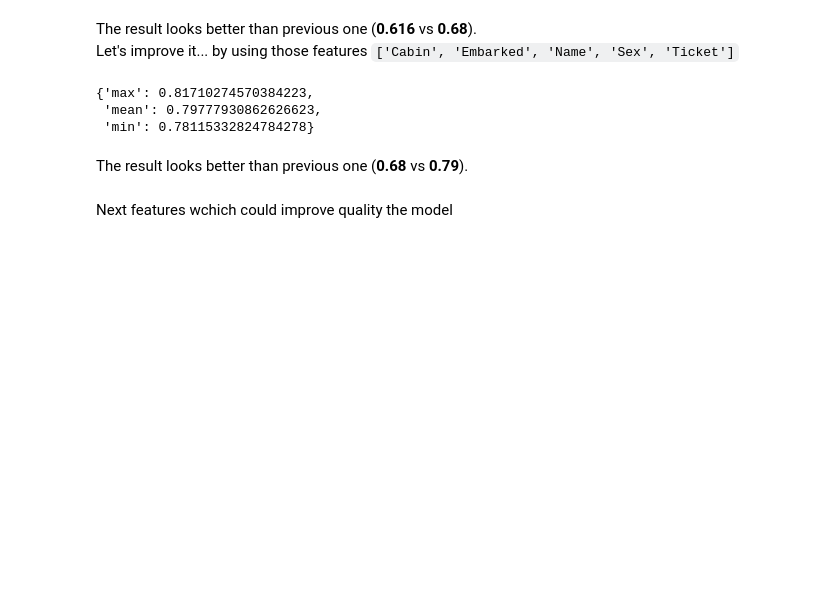
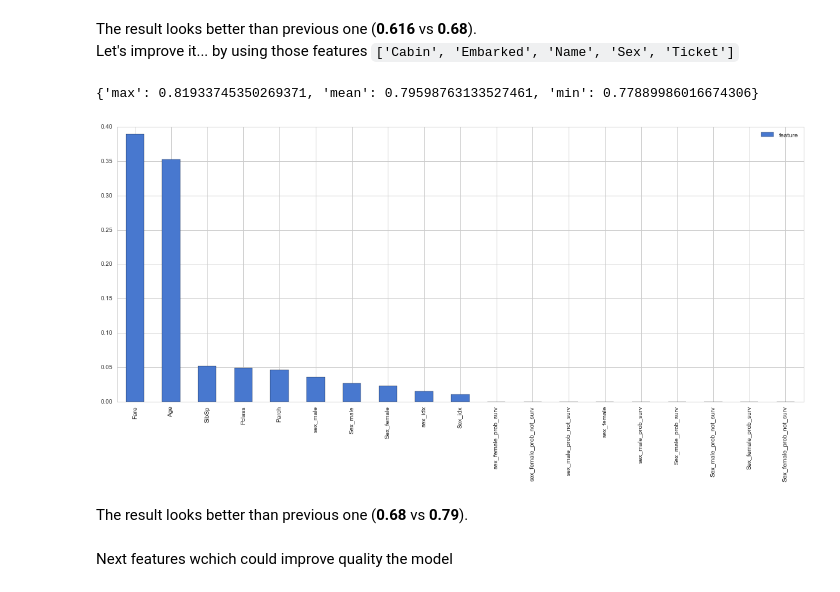
Before and after one commit to dataworkshop/titanic, a Jupyter notebook: vladimir/src/Titanic.ipynb, the cells around one changed output. Drawn from its saved outputs; the diff is of its cells as text; code cells hidden in the pictures; blank space fills up the shorter version.

```diff
--- a/vladimir/src/Titanic.ipynb
+++ b/vladimir/src/Titanic.ipynb
@@ -89,6 +73,17 @@ def train_and_verify(df, model):
     X, y = get_X_y( df[ df.is_test == False ] )
     return check_quality(model, X, y)
 
+def predict_and_save(df, model, file_name):
+    df_test = df[ df.is_test == True ]
+    X_test = df_test[ select_features( df_test ) ].values
+
+    df_subm = pd.DataFrame({
+        "PassengerId": df_test["PassengerId"],
+        "Survived"   : model.predict(X_test)
+    })
+
+    df_subm.to_csv(file_name, index=False)
+
 def iteration_modeling(all_df, model = RandomForestClassifier(), iterations=300):
     res = [train_and_verify(all_df, model)[0] for x in range(iterations)]
     return {'min': np.min(res), 'mean': np.mean(res), 'max': np.max(res) }
@@ -99,12 +94,35 @@ def get_importance_features(data, model, limit):
 
     model.fit(X, y)
     feats = pd.DataFrame(model.feature_importances_, index=data[cols].columns)
-    feats = feats.sort([0], ascending=False) [:limit]
+    feats = feats.sort_values(by=[0], ascending=False) [:limit]
     return feats.rename(columns={0:'feature'})
 
 def draw_importance_features(data, model=RandomForestClassifier(), limit=30):
     feats = get_importance_features(data, model, limit)
     feats.plot(kind='bar', figsize=(20, 8))
+
+def handle_cat_var(all_df, name):
+    unique_values = all_df[name].unique()
+
+    #========= probability
+    for value in unique_values:
+        x_all = all_df[ (all_df[name] == value) ].shape[0]
+        x_survived = all_df[ (all_df[name] == value) & (all_df.index == 1) ].shape[0]
+
+        all_df['{0}_{1}_prob_surv'.format(name, value)] = x_survived / float(x_all)
+        all_df['{0}_{1}_prob_not_surv'.format(name, value)] = 1.0 - all_df['{0}_{1}_prob_surv'.format(name, value)]
+
+    #========= category to unique id
+    name_idx, name_labes = pd.factorize(all_df[name])
+    all_df['{0}_idx'.format(name)] = name_idx
+
+    #========= one hot encoding
+    first_value = unique_values[0]
+    if '{0}_{1}'.format(name, first_value) not in all_df:
+        one_hot = pd.get_dummies( all_df[name], prefix=name)
+        all_df = pd.concat( [all_df, one_hot], axis=1 )
+
+    return all_df
 # %%
 class SingleVariableModel(BaseEstimator, ClassifierMixin):
     def __init__(self, seed=1):
@@ -144,16 +160,14 @@ iteration_modeling(all_df)
 # %% [markdown]
 The result looks better than previous one (**0.616** vs **0.68**).
 Let's improve it... by using those features `['Cabin', 'Embarked', 'Name', 'Sex', 'Ticket']`
-# %%
-if 'sex_male' not in all_df:
-    one_hot = pd.get_dummies( all_df.Sex, prefix='sex')
-    all_df = pd.concat( [all_df, one_hot], axis=1 )
-# %%
-iteration_modeling(all_df)
-# %% [output]
-{'max': 0.81710274570384223,
- 'mean': 0.79777930862626623,
- 'min': 0.78115332824784278}
+# %%
+all_df = handle_cat_var(all_df, 'Sex')
+print iteration_modeling(all_df)
+
+draw_importance_features(all_df)
+# %% [output]
+{'max': 0.81933745350269371, 'mean': 0.79598763133527461, 'min': 0.77889986016674306}
+[figure, added]
 # %% [markdown]
 The result looks better than previous one (**0.68** vs **0.79**).
 # %% [markdown]
```
Also changed, not shown: parts of 46 cells of this notebook.
